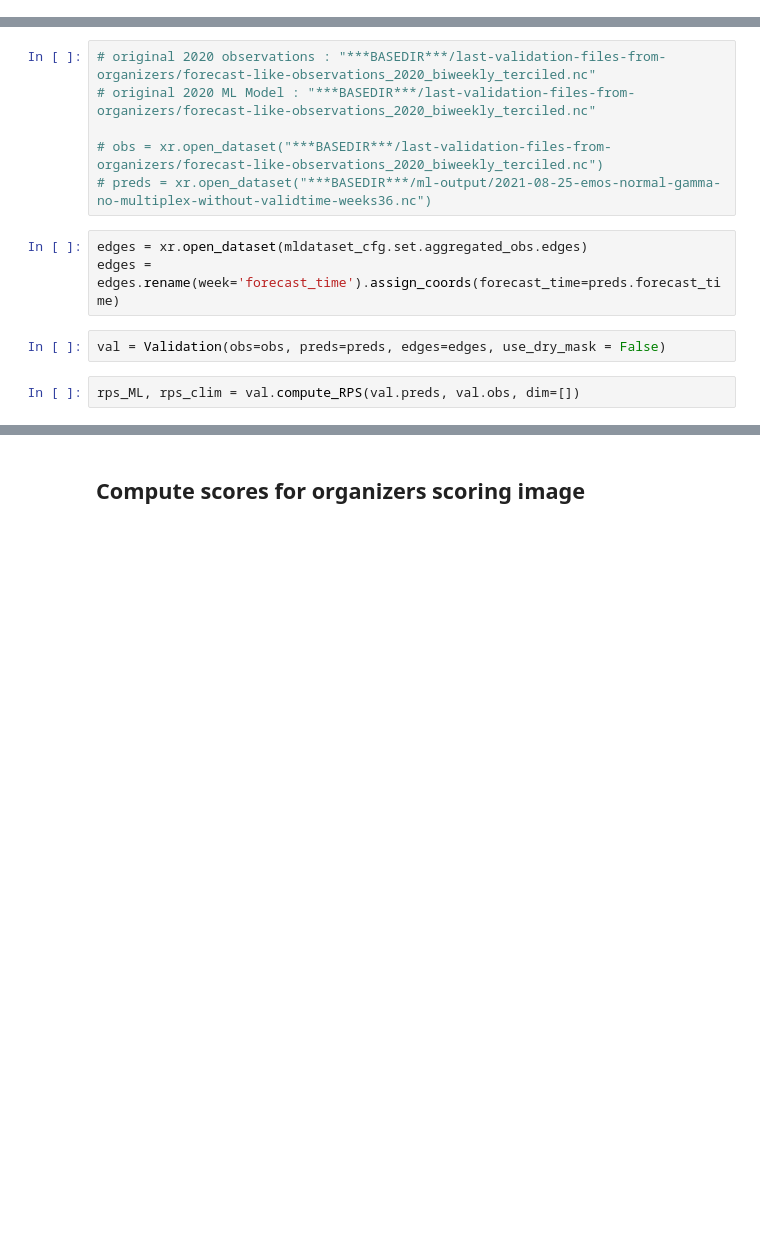
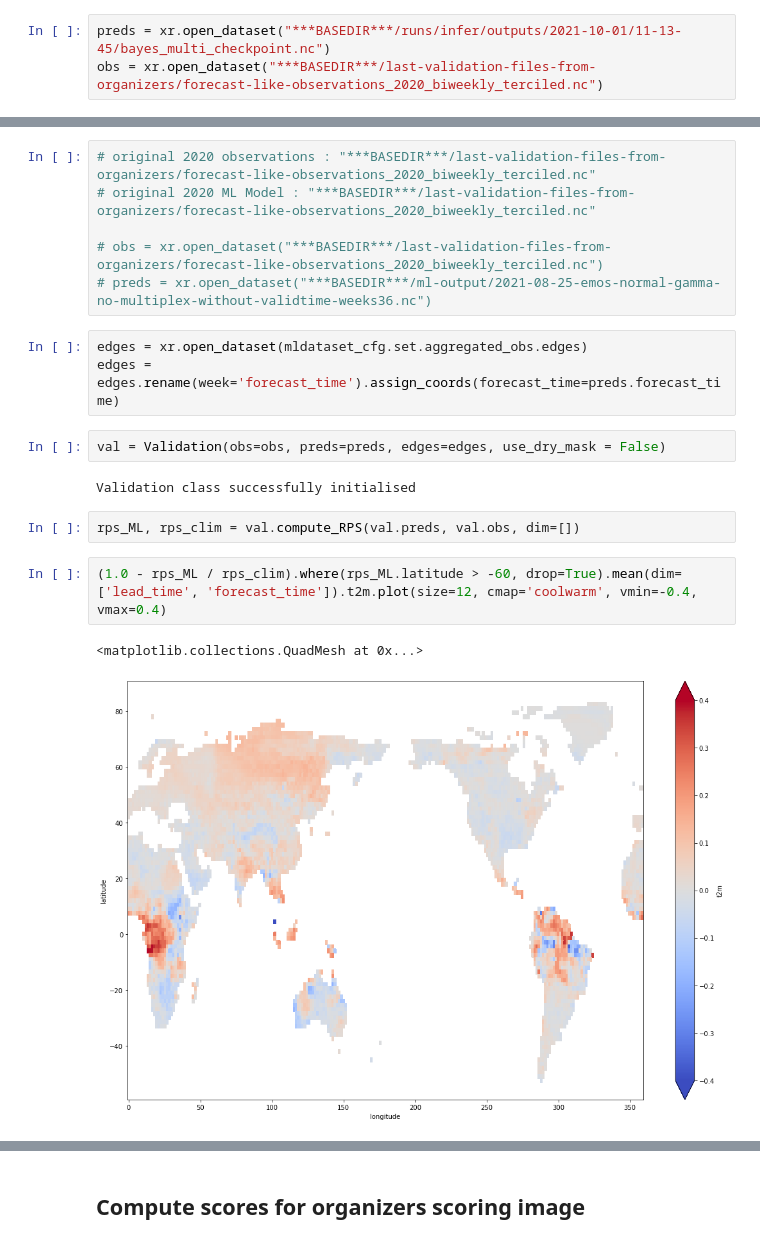
Before and after one commit to crim-ca/crims2s, a Jupyter notebook: notebooks/JG - Validation Dry.ipynb, the cells around one changed output, grey strips where cells are left out. Saved outputs shown, nothing was run; the diff lists cells and outputs as text; blank space fills up the shorter version.

```diff
--- a/notebooks/JG - Validation Dry.ipynb
+++ b/notebooks/JG - Validation Dry.ipynb
@@ -420,3 +439,6 @@ obs = xr.open_dataset("***BASEDIR***/last-validation-files-from-organizers/forec
+# %%
+preds = xr.open_dataset("***BASEDIR***/runs/infer/outputs/2021-10-01/11-13-45/bayes_multi_checkpoint.nc")
+obs = xr.open_dataset("***BASEDIR***/last-validation-files-from-organizers/forecast-like-observations_2020_biweekly_terciled.nc")
 # %%
 #preds = xr.open_dataset("***BASEDIR***/runs/infer/outputs/2021-09-13/10-22-18/bayes_linear.nc")
 #obs = xr.open_dataset("***BASEDIR***/last-validation-files-from-organizers/forecast-like-observations_2020_biweekly_terciled.nc")
@@ -431,5 +453,12 @@ edges = xr.open_dataset(mldataset_cfg.set.aggregated_obs.edges)
 edges = edges.rename(week='forecast_time').assign_coords(forecast_time=preds.forecast_time)
 # %%
 val = Validation(obs=obs, preds=preds, edges=edges, use_dry_mask = False)
+# %% [output]
+Validation class successfully initialised
 # %%
 rps_ML, rps_clim = val.compute_RPS(val.preds, val.obs, dim=[])
+# %%
+(1.0 - rps_ML / rps_clim).where(rps_ML.latitude > -60, drop=True).mean(dim=['lead_time', 'forecast_time']).t2m.plot(size=12, cmap='coolwarm', vmin=-0.4, vmax=0.4)
+# %% [output]
+<matplotlib.collections.QuadMesh at 0x...>
+[figure, added]
```
Also changed, not shown: parts of 20 cells of this notebook, 10 other files.
